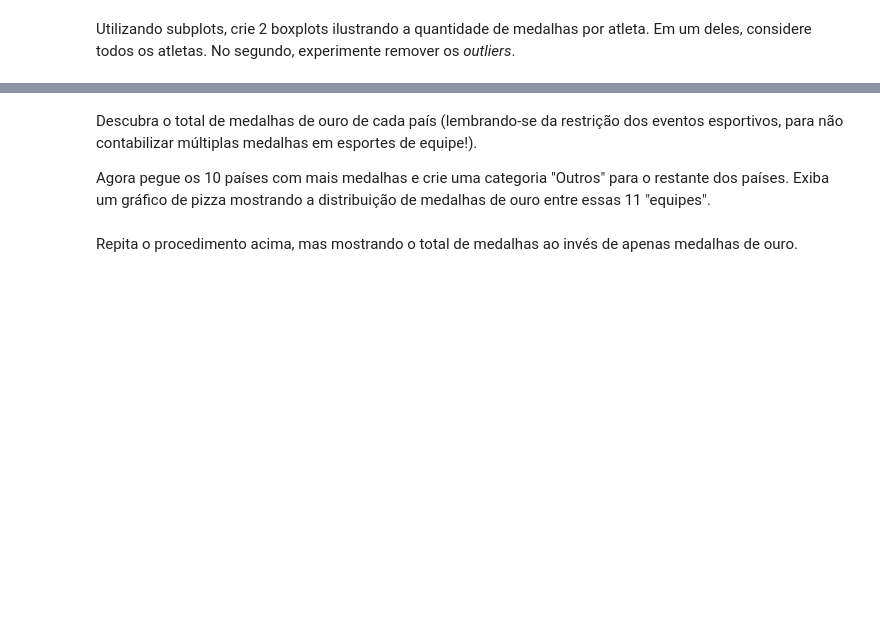
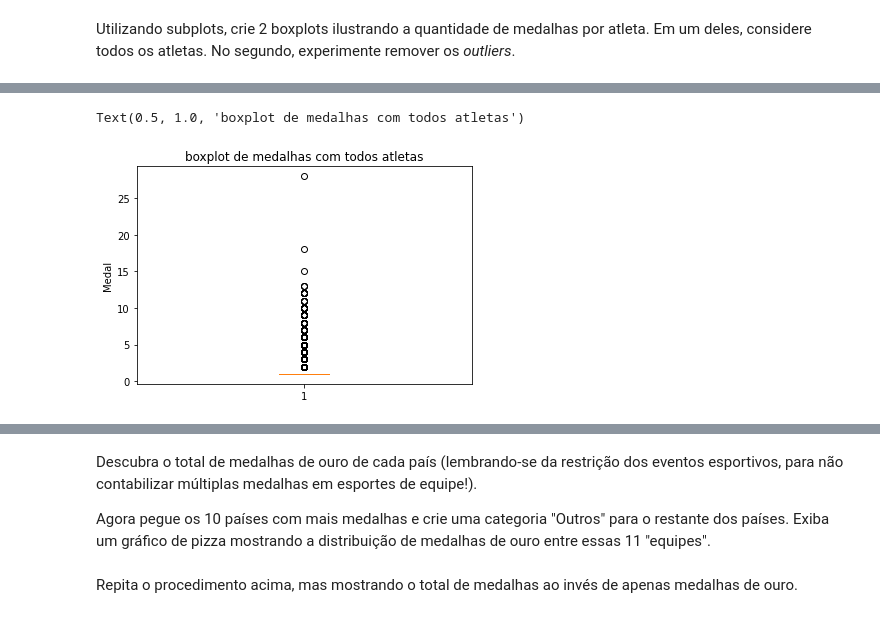
Before and after one commit to maycmesquia/Tool_Box, a Jupyter notebook: Projeto_Dataviz.ipynb, the cells around one changed output, grey strips where cells are left out. Cells and saved outputs as stored; diff of their text form; code cells hidden in the pictures; blank space fills up the shorter version.

```diff
--- a/Projeto_Dataviz.ipynb
+++ b/Projeto_Dataviz.ipynb
@@ -321,3 +329,7 @@ plt.xticks(df_eventos.index);
 ## 2. O mundo nos jogos de verão
 
 Filtre o DataFrame original para conter apenas informações sobre os **medalhistas** de todos os países **nos jogos de verão**.
+# %%
+df_medalhistas_olimpicos = df_olimpiadas[df_olimpiadas['Season']=='Summer']
+df_medalhistas_olimpicos.dropna(axis=0, subset=['Medal'], inplace=True)
+df_medalhistas_olimpicos.head()
@@ -325,0 +375,7 @@ Utilizando subplots, crie 2 boxplots ilustrando a quantidade de medalhas por atl
+# %%
+plt.boxplot(x=df_medalhistas_olimpicos.groupby(by='Name')['Medal'].count());
+plt.ylabel('Medal');
+plt.title('boxplot de medalhas com todos atletas')
+# %% [output]
+Text(0.5, 1.0, 'boxplot de medalhas com todos atletas')
+[figure, added]
```
Also changed, not shown: parts of 11 cells of this notebook.
